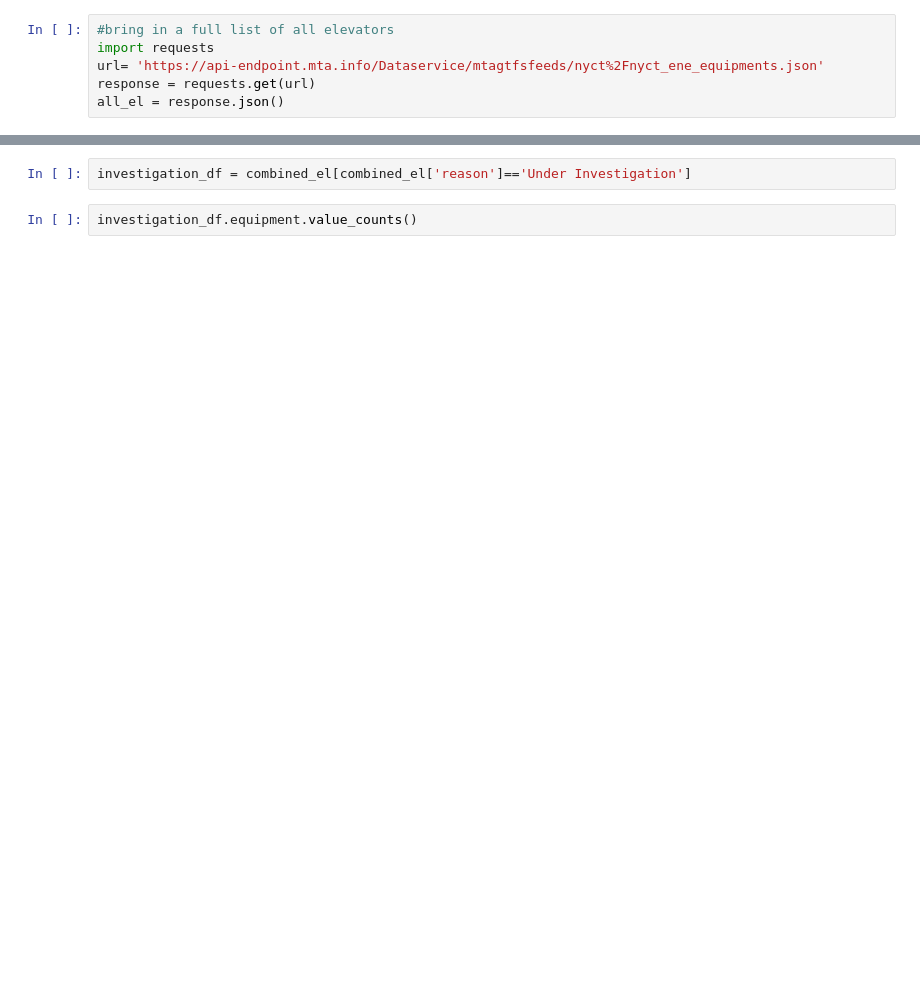
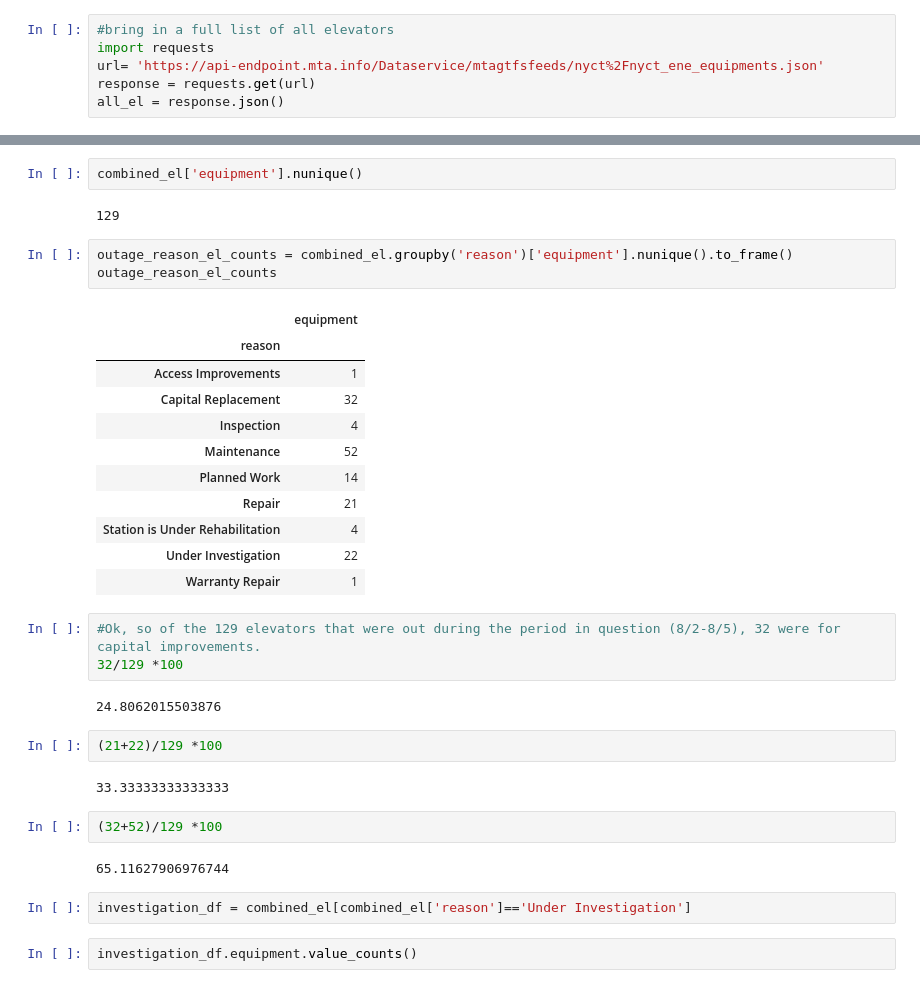
Before and after one commit to ZSlemmons/MTA-elevators, a Jupyter notebook: outage-scrape-analysis.ipynb, the cells around one changed output, grey strips where cells are left out. Saved outputs shown, nothing was run; the diff lists cells and outputs as text; blank space fills up the shorter version.

```diff
--- a/outage-scrape-analysis.ipynb
+++ b/outage-scrape-analysis.ipynb
@@ -516,5 +531,37 @@ Inspection                           29
 Access Improvements                   1
 Name: count, dtype: int64
+# %%
+combined_el['equipment'].nunique()
+# %% [output]
+129
+# %%
+outage_reason_el_counts = combined_el.groupby('reason')['equipment'].nunique().to_frame()
+outage_reason_el_counts
+# %% [output]
+|  | equipment |
+| reason |  |
+| Access Improvements | 1 |
+| Capital Replacement | 32 |
+| Inspection | 4 |
+| Maintenance | 52 |
+| Planned Work | 14 |
+| Repair | 21 |
+| Station is Under Rehabilitation | 4 |
+| Under Investigation | 22 |
+| Warranty Repair | 1 |
+# %%
+#Ok, so of the 129 elevators that were out during the period in question (8/2-8/5), 32 were for capital improvements.
+32/129 *100
+# %% [output]
+24.8062015503876
+# %%
+(21+22)/129 *100
+# %% [output]
+33.33333333333333
+# %%
+(32+52)/129 *100
+# %% [output]
+65.11627906976744
 # %%
 investigation_df = combined_el[combined_el['reason']=='Under Investigation']
 # %%
```
Also changed, not shown: parts of 24 cells of this notebook, 25 other files.
